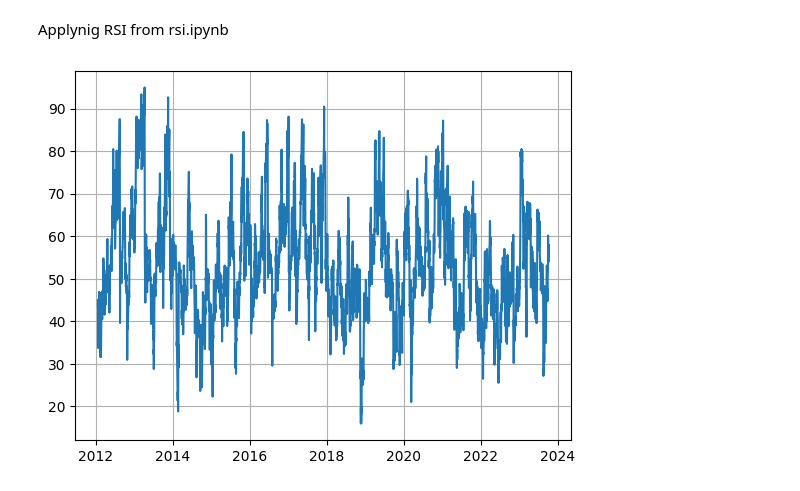
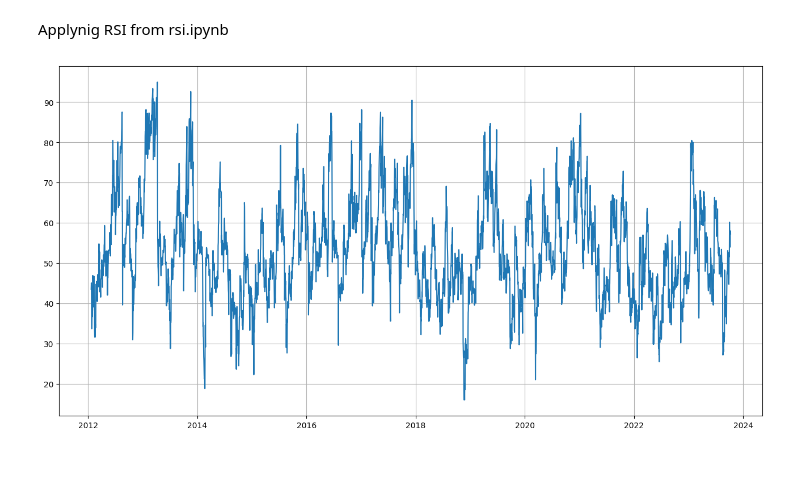
Before and after one commit to aliktv71/Data-analysis, a Jupyter notebook: data2.ipynb, the cells around one changed output. Drawn from its saved outputs; the diff is of its cells as text; code cells hidden in the pictures; blank space fills up the shorter version.

```diff
--- a/data2.ipynb
+++ b/data2.ipynb
@@ -64,10 +65,10 @@ Applynig RSI from rsi.ipynb
 # %%
 rsi_btc = rsi(btc_hist_data,14,True,21)
 # %%
-fig =plt.figure(3)
+fig =  plt.figure(figsize=[16, 8])
 plt.plot(Date,rsi_btc)
 
 plt.grid()
 plt.show()
 # %% [output]
-[figure, old version]
+[figure, new version]
```
Also changed, not shown: parts of 5 cells of this notebook.
